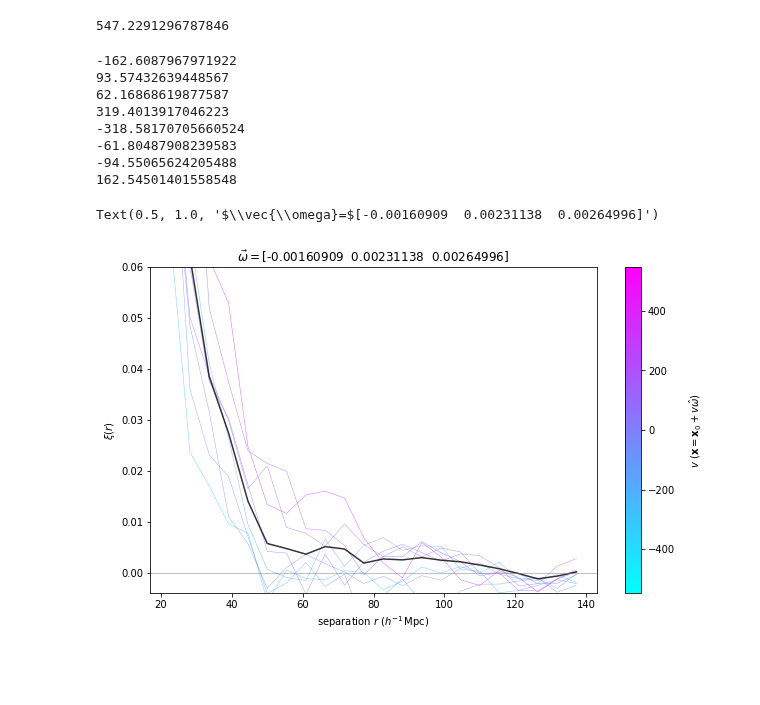
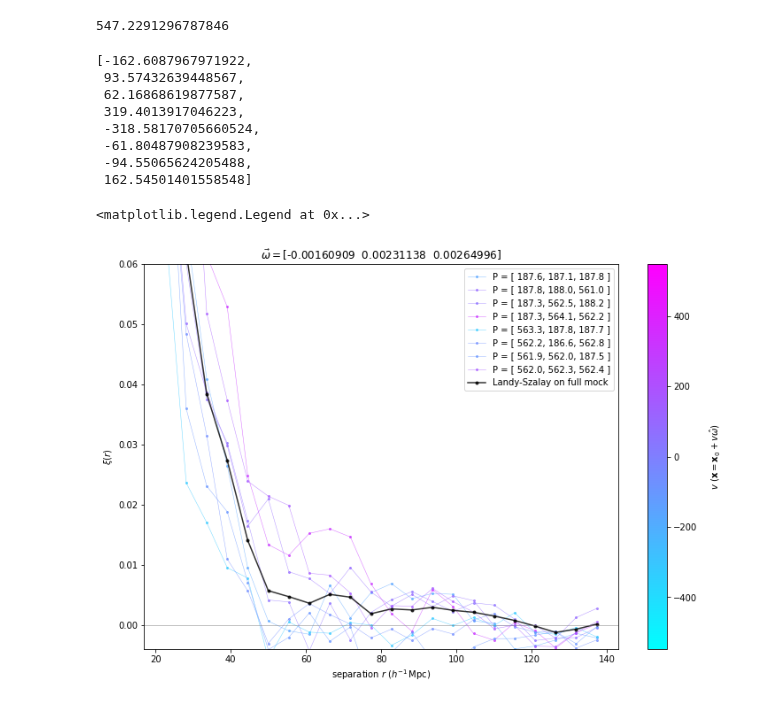
Before and after one commit to abbyw24/CFE_gradients, a Jupyter notebook: notebooks/compute_xi_locs_27-3-23.ipynb, the cells around one changed output. Cells and saved outputs as stored; diff of their text form; code cells hidden in the pictures; blank space fills up the shorter version.

```diff
--- a/notebooks/compute_xi_locs_27-3-23.ipynb
+++ b/notebooks/compute_xi_locs_27-3-23.ipynb
@@ -270,0 +246,16 @@ w_patch = (patches_dict['theta'][1:]/patches_dict['theta'][0]).flatten()
+# %%
+fig, ax = plt.subplots(figsize=(12,8))
+
+for i, v in enumerate(vs05):
+    p = ax.plot(rfine, xi_locs05[i], color=cmap(vs_norm05(v)), lw=0.5, alpha=0.7)
+ax.plot(rfine, xi_cfe05, color='k', alpha=0.8)
+
+sm05 = plt.cm.ScalarMappable(cmap=cmap, norm=vs_norm05)
+cbar = plt.colorbar(sm05)
+cbar.set_label(cbar_label, rotation=90, labelpad=12)
+
+ax.axhline(0, color='grey', lw=0.5)
+ax.set_ylim((-0.004, 0.06))
+ax.set_xlabel(r"separation $r$ ($h^{-1}\,$Mpc)")
+ax.set_ylabel(r"$\xi(r)$")
+ax.set_title(r"$\vec{\omega}=$"+f"[ {w_cont05[0]:.6f}, {w_cont05[1]:.6f}, {w_cont05[2]:.6f} ]")
@@ -270,0 +286,9 @@ w_patch = (patches_dict['theta'][1:]/patches_dict['theta'][0]).flatten()
+# %%
+# 3D diagonal gradient
+P = [L/4, L/4, L/4]  # patch center
+O = [0,0,0]  # box center
+omega = [1,1,1]
+omegahat = unit(omega)
+td = t_intersect(omegahat, omegahat, P, O)
+print(td)
+point_on_line(omegahat, td)
@@ -272,7 +315,7 @@ w_patch = (patches_dict['theta'][1:]/patches_dict['theta'][0]).flatten()
 # Landy-Szalay results
 r_avg, xi_ls = np.load(os.path.join(data_dir, f'{mockset.mock_path}/ls/xi_ls_3x_{mockset.mock_fn_list[rlz]}.npy'), allow_pickle=True)
 # %%
-fig, ax = plt.subplots(figsize=(10,6))
+fig, ax = plt.subplots()
 
 for i, xi_patch in enumerate(xi_patches):
     p = ax.plot(r_avg, xi_patches[i], lw=0.5, alpha=0.7)
@@ -303,33 +346,38 @@ vs_norm_patch = matplotlib.colors.Normalize(vmin=-vmax, vmax=vmax)
 vs = []
 for i, patch_center in enumerate(patch_centers):
     P = patch_center - L/2 # -L/2 to center at 0
-    omegahat = w_patch / np.linalg.norm(w_patch)
+    omegahat = unit(w_patch)
     td = t_intersect(omegahat, omegahat, P, O)
-    print(td)
     vs.append(td)
+vs
 # %% [output]
--162.6087967971922
-93.57432639448567
-62.16868619877587
-319.4013917046223
--318.58170705660524
--61.80487908239583
--94.55065624205488
-162.54501401558548
+[-162.6087967971922,
+ 93.57432639448567,
+ 62.16868619877587,
+ 319.4013917046223,
+ -318.58170705660524,
+ -61.80487908239583,
+ -94.55065624205488,
+ 162.54501401558548]
 # %%
-fig, ax = plt.subplots(figsize=(10,6))
+fig, ax = plt.subplots(figsize=(12,8))
 
 for i, v in enumerate(vs):
-    p = ax.plot(r_avg, xi_patches[i], color=cmap(vs_norm_patch(v)), lw=0.5, alpha=0.7, label=patch_centers[i])
-ax.plot(r_avg, xi_ls, color='k', alpha=0.8, label='Landy-Szalay') # LS results
+    loc = patch_centers[i]
+    label = f'P = [ {loc[0]:.1f}, {loc[1]:.1f}, {loc[2]:.1f} ]'
+    p = ax.plot(r_avg, xi_patches[i], marker='.', ms=4, color=cmap(vs_norm_patch(v)), lw=0.5, alpha=0.7, label=label)
+ax.plot(r_avg, xi_ls, color='k', marker='.', alpha=0.8, label='Landy-Szalay on full mock') # LS results
+
 sm = plt.cm.ScalarMappable(cmap=cmap, norm=vs_norm_patch)
 cbar = plt.colorbar(sm)
 cbar.set_label(cbar_label, rotation=90, labelpad=12)
+
 ax.axhline(0, color='grey', lw=0.5)
 ax.set_ylim((-0.004, 0.06))
 ax.set_xlabel(r"separation $r$ ($h^{-1}\,$Mpc)")
 ax.set_ylabel(r"$\xi(r)$")
 ax.set_title(r"$\vec{\omega}=$"+f"{w_patch}")
+ax.legend()
 # %% [output]
-Text(0.5, 1.0, '$\\vec{\\omega}=$[-0.00160909  0.00231138  0.00264996]')
+<matplotlib.legend.Legend at 0x...>
-[figure, old version]
+[figure, new version]
```
Also changed, not shown: parts of 60 cells of this notebook.
